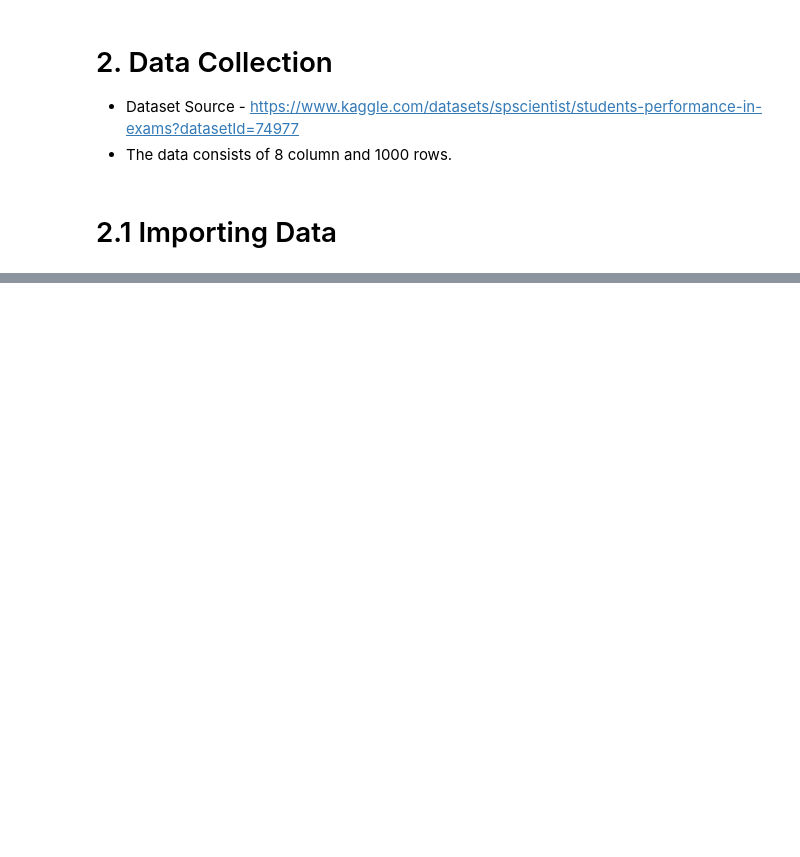
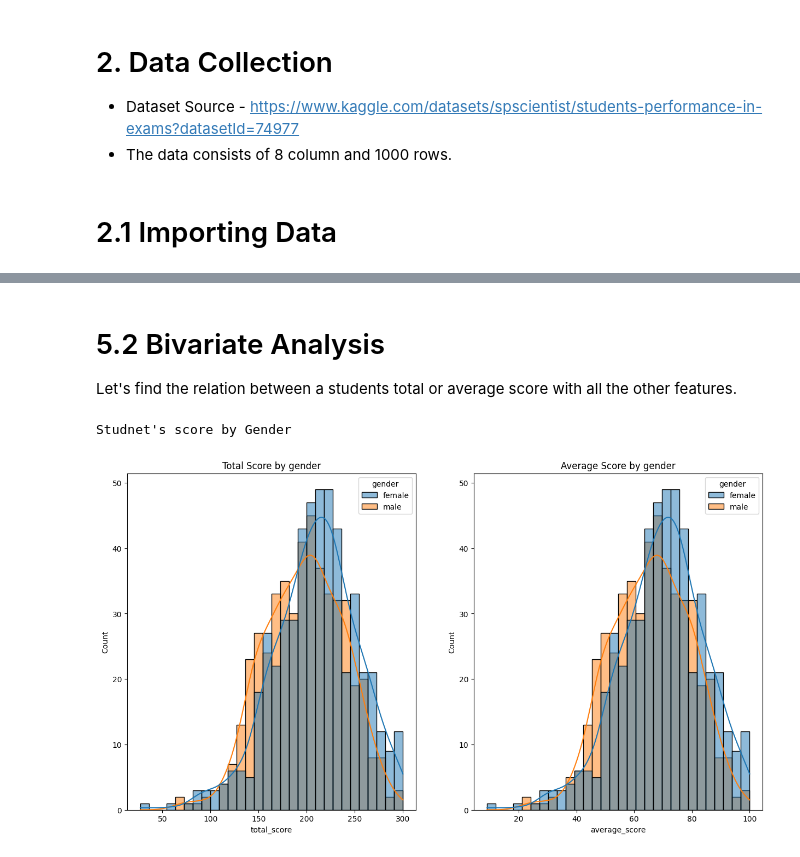
Before and after one commit to mananvijay72/mlproject, a Jupyter notebook: notebook/EDA.ipynb, the cells around one changed output, grey strips where cells are left out. Drawn from its saved outputs; the diff is of its cells as text; code cells hidden in the pictures; blank space fills up the shorter version.

```diff
--- a/notebook/EDA.ipynb
+++ b/notebook/EDA.ipynb
@@ -35,0 +321,18 @@ helo
+# %% [markdown]
+# 5.2 Bivariate Analysis
+
+Let's find the relation between a students total or average score with all the other features.
+# %%
+#Gender and Total/Average Score
+
+fig, (ax1, ax2) = plt.subplots(1, 2, figsize=(15, 8))
+
+sns.histplot(data =df, x = 'total_score', hue = 'gender', kde=True, bins = 30, ax=ax1)
+sns.histplot(data =df, x = 'average_score', hue = 'gender', kde=True, bins = 30, ax = ax2)
+ax1.set_title('Total Score by gender')
+ax2.set_title('Average Score by gender')
+
+print("Studnet's score by Gender")
+# %% [output]
+Studnet's score by Gender
+[figure, added]
```
Also changed, not shown: parts of 41 cells of this notebook.
